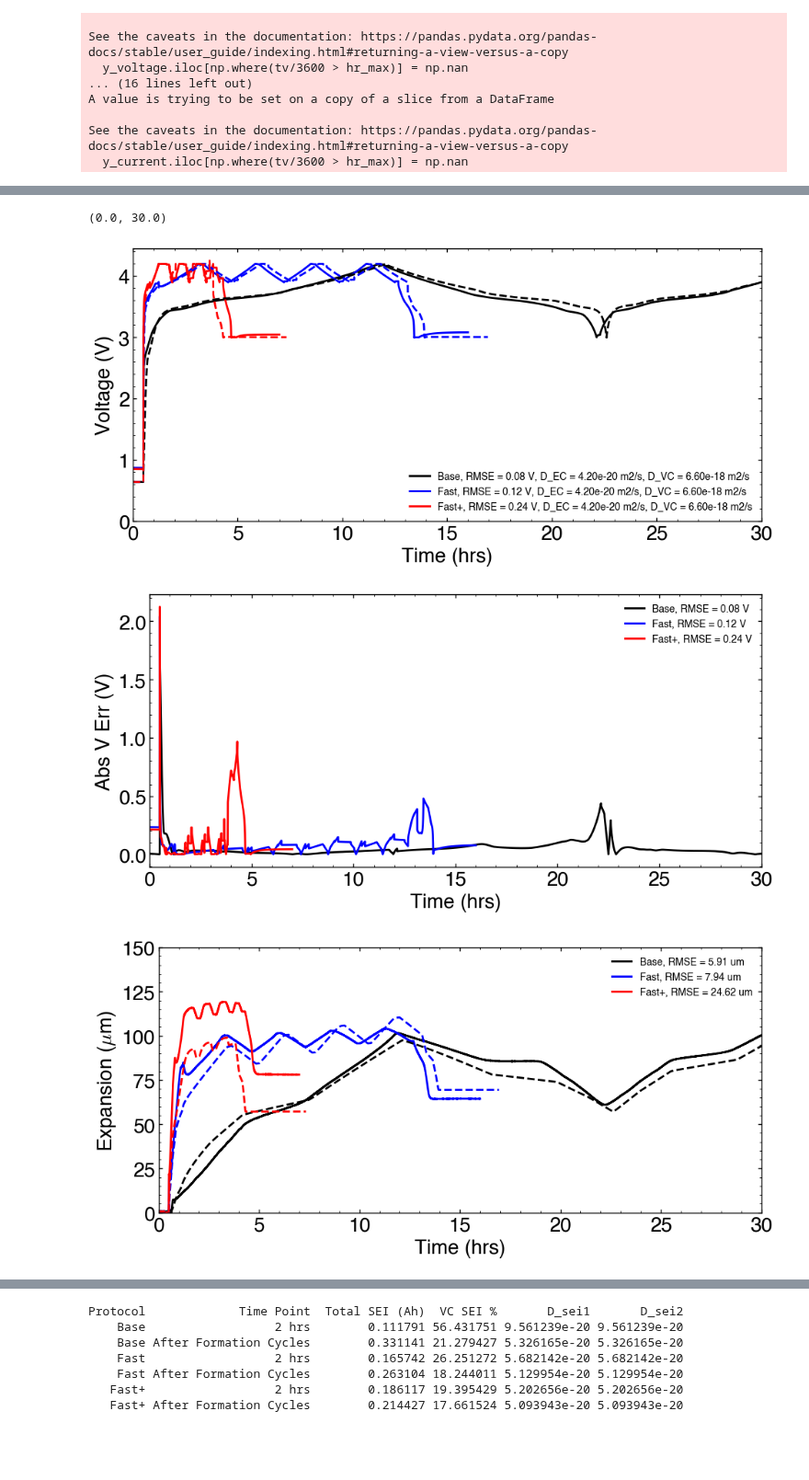
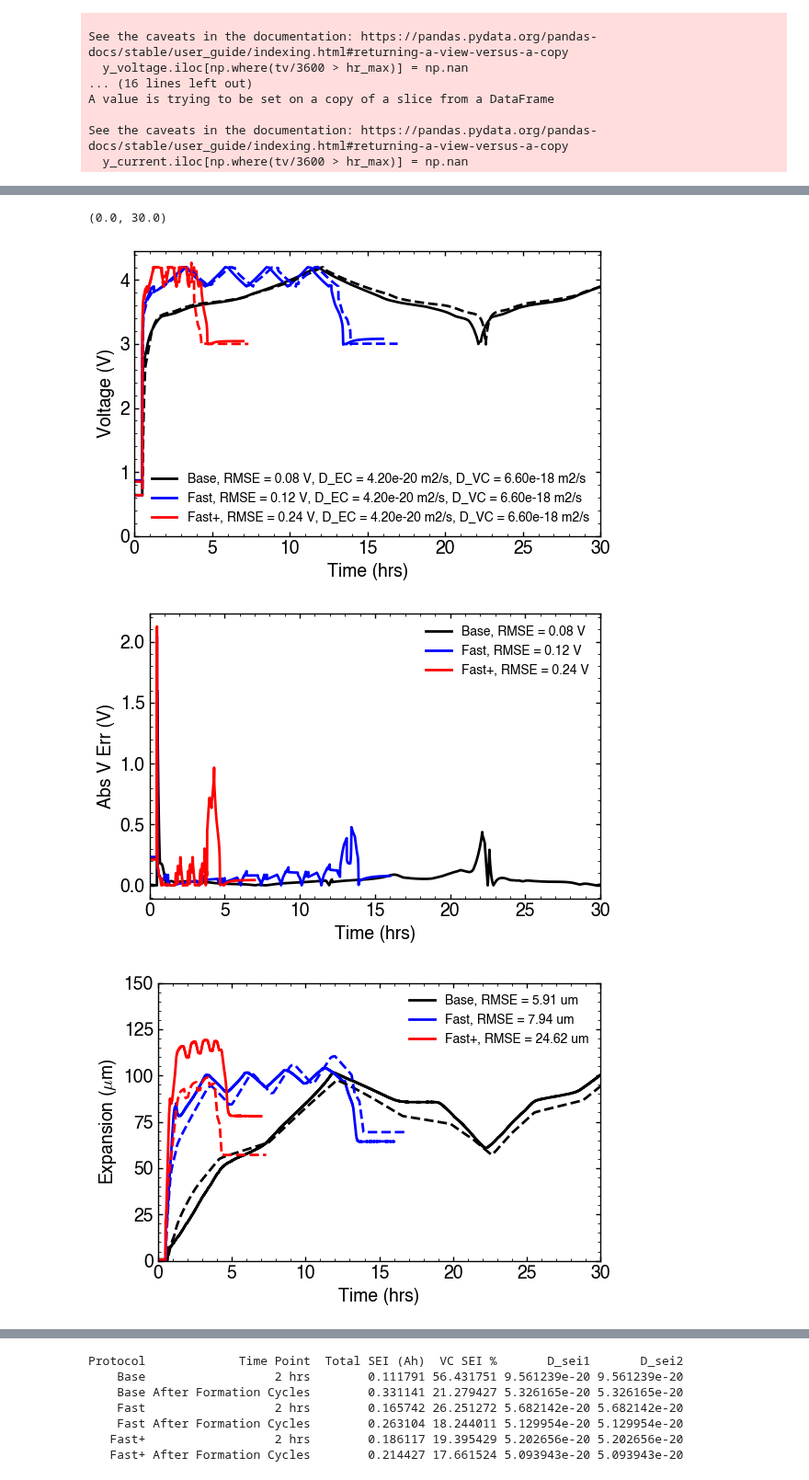
Before and after one commit to wengandrew/formation-modeling, a Jupyter notebook: notebooks/2025_04_16_dsei_tuning_temp.ipynb, the cells around one changed output, grey strips where cells are left out. Shown at 92% size. Drawn from its saved outputs; the diff is of its cells as text; code cells hidden in the pictures; blank space fills up the shorter version.

```diff
--- a/notebooks/2025_04_16_dsei_tuning_temp.ipynb
+++ b/notebooks/2025_04_16_dsei_tuning_temp.ipynb
@@ -337,7 +341,7 @@ Running Cyc5: Discharge to 3.0V...
 Running Cyc6: Rest for 3 hours...
 # %%
 XLIM = (0, 30)
-
+figsize = (6,4)
 # Beware of experimental vs model data indexing!!
 rmse1_v, tv1, sv1 = calculate_rmse(expt1['arbin_time'], expt1['arbin_voltage'], df_sim1['t'], df_sim1['vt'])
 rmse1_e, te1, se1 = calculate_rmse(expt1['daq_time'], expt1['daq_strain'], df_sim1['t'], df_sim1['expansion']*1e6)
@@ -347,7 +351,7 @@ rmse3_v, tv3, sv3 = calculate_rmse(expt4['arbin_time'], expt4['arbin_voltage'],
 rmse3_e, te3, se3 = calculate_rmse(expt4['daq_time'], expt4['daq_strain'], df_sim3['t'], df_sim3['expansion']*1e6)
 
 # The voltage plot
-plt.figure(figsize=(10,5))
+plt.figure(figsize=figsize)
 ax = plt.gca()
 ax.plot(expt1['arbin_time']/3600, expt1['arbin_voltage'], color='k', label=f'Base, RMSE = {rmse1_v:.2f} V, D_EC = {diff_ec:.2e} m2/s, D_VC = {diff_vc:.2e} m2/s')
 ax.plot(expt3['arbin_time']/3600, expt3['arbin_voltage'], color='b', label=f'Fast, RMSE = {rmse2_v:.2f} V, D_EC = {diff_ec:.2e} m2/s, D_VC = {diff_vc:.2e} m2/s')
@@ -363,7 +367,7 @@ ax.legend(fontsize=10)
 ax.grid(False)
 
 # The voltage error plot
-plt.figure(figsize=(10,5))
+plt.figure(figsize=figsize)
 ax = plt.gca()
 ax.plot(tv1/3600, sv1, color='k', label=f'Base, RMSE = {rmse1_v:.2f} V')
 ax.plot(tv2/3600, sv2, color='b', label=f'Fast, RMSE = {rmse2_v:.2f} V')
@@ -375,7 +379,7 @@ ax.legend(fontsize=10)
 ax.grid(False)
 
 # The expansion plot
-plt.figure(figsize=(10,5))
+plt.figure(figsize=figsize)
 ax = plt.gca()
 ax.plot(expt1['daq_time']/3600, expt1['daq_strain'], color='k', label=f'Base, RMSE = {rmse1_e:.2f} um')
 ax.plot(expt3['daq_time']/3600, expt3['daq_strain'], color='b', label=f'Fast, RMSE = {rmse2_e:.2f} um')
@@ -390,35 +394,35 @@ ax.set_xlabel('Time (hrs)')
 ax.set_xlim(XLIM)
 ax.grid(False)
 
 # The expansion error plot
-plt.figure(figsize=(10,5))
+plt.figure(figsize=figsize)
 ax = plt.gca()
 ax.plot(tv1/3600, se1, color='k', label=f'Base, RMSE = {rmse1_e:.2f} um')
 ax.plot(tv2/3600, se2, color='b', label=f'Fast, RMSE = {rmse2_e:.2f} um')
 ax.plot(tv3/3600, se3, color='r', label=f'Fast+, RMSE = {rmse3_e:.2f} um')
 ax.set_xlabel('Time (hrs)')
 ax.set_ylabel(r'Abs Strain Err ($\mu$m)')
 ax.set_ylim(bottom=0)
 ax.set_xlim(XLIM)
 ax.legend(fontsize=10)
 ax.grid(False)
 
 # The current plot
-plt.figure(figsize=(10,5))
+plt.figure(figsize=figsize)
 ax = plt.gca()
 ax.plot(expt1['arbin_time']/3600, expt1['arbin_current'], color='k', label='Base')
 ax.plot(expt3['arbin_time']/3600, expt3['arbin_current'], color='b', label='Fast')
 ax.plot(expt4['arbin_time']/3600, expt4['arbin_current'], color='r', label='Fast+')
 ax.plot(df_sim1['t']/3600, df_sim1['i_app'], color='k', ls='--', label='')
 ax.plot(df_sim2['t']/3600, df_sim2['i_app'], color='b', ls='--', label='')
 ax.plot(df_sim3['t']/3600, df_sim3['i_app'], color='r', ls='--', label='')
 ax.set_xlabel('Time (hrs)')
 ax.set_ylabel('Current (A)')
 ax.legend(fontsize=10)
 ax.grid(False)
 ax.set_xlim(XLIM)
 # %% [output]
 (0.0, 30.0)
-[figure, old version]
+[figure, new version]
-[figure, old version]
+[figure, new version]
-[figure, old version]
+[figure, new version]
```
Also changed, not shown: parts of 17 cells of this notebook, 2 other files.
